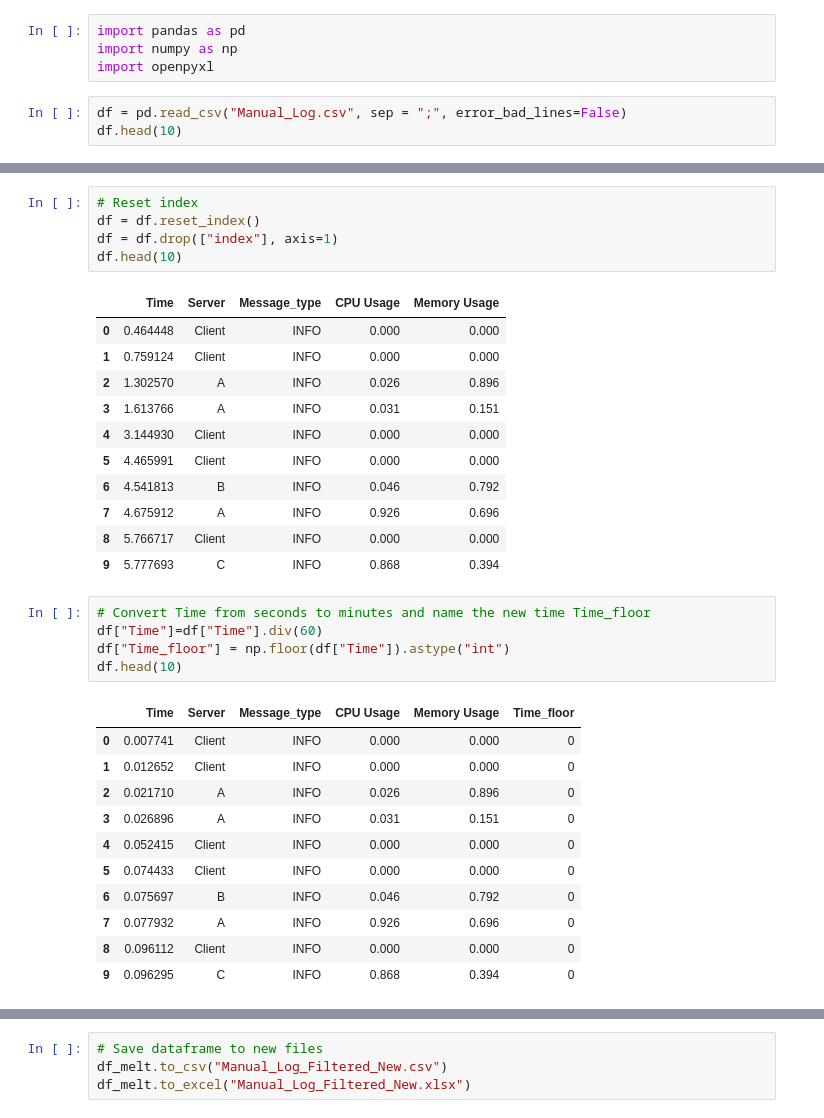
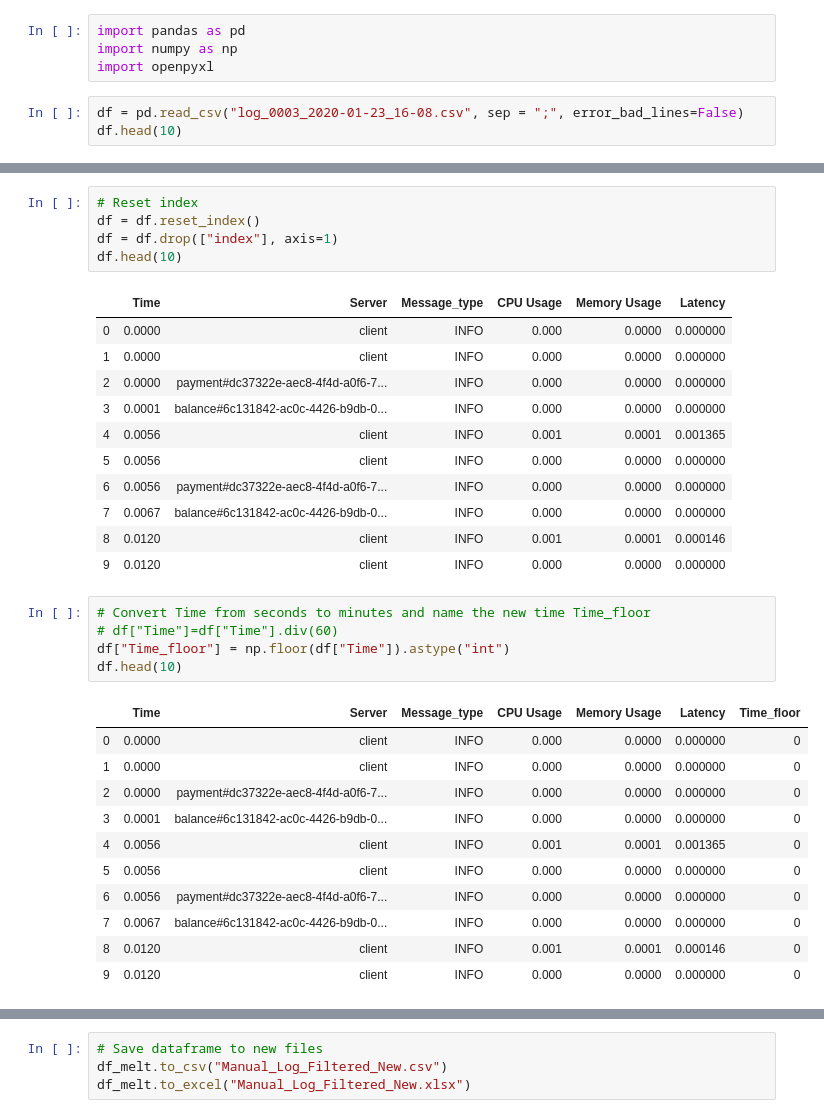
Before and after one commit to Jorisvdv/ING-project, a Jupyter notebook: Flask_app/csv_aggregation_V01.ipynb, the cells around one changed output, grey strips where cells are left out. Cells and saved outputs as stored; diff of their text form.

```diff
--- a/Flask_app/csv_aggregation_V01.ipynb
+++ b/Flask_app/csv_aggregation_V01.ipynb
@@ -3,6 +3,6 @@ import pandas as pd
 import numpy as np
 import openpyxl
 # %%
-df = pd.read_csv("Manual_Log.csv", sep = ";", error_bad_lines=False)
+df = pd.read_csv("log_0003_2020-01-23_16-08.csv", sep = ";", error_bad_lines=False)
 df.head(10)
 # %% [output]
@@ -39,34 +39,34 @@ df = df.reset_index()
 df = df.drop(["index"], axis=1)
 df.head(10)
 # %% [output]
-|  | Time | Server | Message_type | CPU Usage | Memory Usage |
-| 0 | 0.464448 | Client | INFO | 0.000 | 0.000 |
-| 1 | 0.759124 | Client | INFO | 0.000 | 0.000 |
-| 2 | 1.302570 | A | INFO | 0.026 | 0.896 |
-| 3 | 1.613766 | A | INFO | 0.031 | 0.151 |
-| 4 | 3.144930 | Client | INFO | 0.000 | 0.000 |
-| 5 | 4.465991 | Client | INFO | 0.000 | 0.000 |
-| 6 | 4.541813 | B | INFO | 0.046 | 0.792 |
-| 7 | 4.675912 | A | INFO | 0.926 | 0.696 |
-| 8 | 5.766717 | Client | INFO | 0.000 | 0.000 |
-| 9 | 5.777693 | C | INFO | 0.868 | 0.394 |
+|  | Time | Server | Message_type | CPU Usage | Memory Usage | Latency |
+| 0 | 0.0000 | client | INFO | 0.000 | 0.0000 | 0.000000 |
+| 1 | 0.0000 | client | INFO | 0.000 | 0.0000 | 0.000000 |
+| 2 | 0.0000 | payment#dc37322e-aec8-4f4d-a0f6-7... | INFO | 0.000 | 0.0000 | 0.000000 |
+| 3 | 0.0001 | balance#6c131842-ac0c-4426-b9db-0... | INFO | 0.000 | 0.0000 | 0.000000 |
+| 4 | 0.0056 | client | INFO | 0.001 | 0.0001 | 0.001365 |
+| 5 | 0.0056 | client | INFO | 0.000 | 0.0000 | 0.000000 |
+| 6 | 0.0056 | payment#dc37322e-aec8-4f4d-a0f6-7... | INFO | 0.000 | 0.0000 | 0.000000 |
+| 7 | 0.0067 | balance#6c131842-ac0c-4426-b9db-0... | INFO | 0.000 | 0.0000 | 0.000000 |
+| 8 | 0.0120 | client | INFO | 0.001 | 0.0001 | 0.000146 |
+| 9 | 0.0120 | client | INFO | 0.000 | 0.0000 | 0.000000 |
 # %%
 # Convert Time from seconds to minutes and name the new time Time_floor
-df["Time"]=df["Time"].div(60)
+# df["Time"]=df["Time"].div(60)
 df["Time_floor"] = np.floor(df["Time"]).astype("int")
 df.head(10)
 # %% [output]
-|  | Time | Server | Message_type | CPU Usage | Memory Usage | Time_floor |
-| 0 | 0.007741 | Client | INFO | 0.000 | 0.000 | 0 |
-| 1 | 0.012652 | Client | INFO | 0.000 | 0.000 | 0 |
-| 2 | 0.021710 | A | INFO | 0.026 | 0.896 | 0 |
-| 3 | 0.026896 | A | INFO | 0.031 | 0.151 | 0 |
-| 4 | 0.052415 | Client | INFO | 0.000 | 0.000 | 0 |
-| 5 | 0.074433 | Client | INFO | 0.000 | 0.000 | 0 |
-| 6 | 0.075697 | B | INFO | 0.046 | 0.792 | 0 |
-| 7 | 0.077932 | A | INFO | 0.926 | 0.696 | 0 |
-| 8 | 0.096112 | Client | INFO | 0.000 | 0.000 | 0 |
-| 9 | 0.096295 | C | INFO | 0.868 | 0.394 | 0 |
+|  | Time | Server | Message_type | CPU Usage | Memory Usage | Latency | Time_floor |
+| 0 | 0.0000 | client | INFO | 0.000 | 0.0000 | 0.000000 | 0 |
+| 1 | 0.0000 | client | INFO | 0.000 | 0.0000 | 0.000000 | 0 |
+| 2 | 0.0000 | payment#dc37322e-aec8-4f4d-a0f6-7... | INFO | 0.000 | 0.0000 | 0.000000 | 0 |
+| 3 | 0.0001 | balance#6c131842-ac0c-4426-b9db-0... | INFO | 0.000 | 0.0000 | 0.000000 | 0 |
+| 4 | 0.0056 | client | INFO | 0.001 | 0.0001 | 0.001365 | 0 |
+| 5 | 0.0056 | client | INFO | 0.000 | 0.0000 | 0.000000 | 0 |
+| 6 | 0.0056 | payment#dc37322e-aec8-4f4d-a0f6-7... | INFO | 0.000 | 0.0000 | 0.000000 | 0 |
+| 7 | 0.0067 | balance#6c131842-ac0c-4426-b9db-0... | INFO | 0.000 | 0.0000 | 0.000000 | 0 |
+| 8 | 0.0120 | client | INFO | 0.001 | 0.0001 | 0.000146 | 0 |
+| 9 | 0.0120 | client | INFO | 0.000 | 0.0000 | 0.000000 | 0 |
 # %%
 # Only select rows with Message_type equal to INFO
 df_info = df.loc[df["Message_type"] == "INFO"]
```
Also changed, not shown: parts of 7 cells of this notebook, 13 other files.
